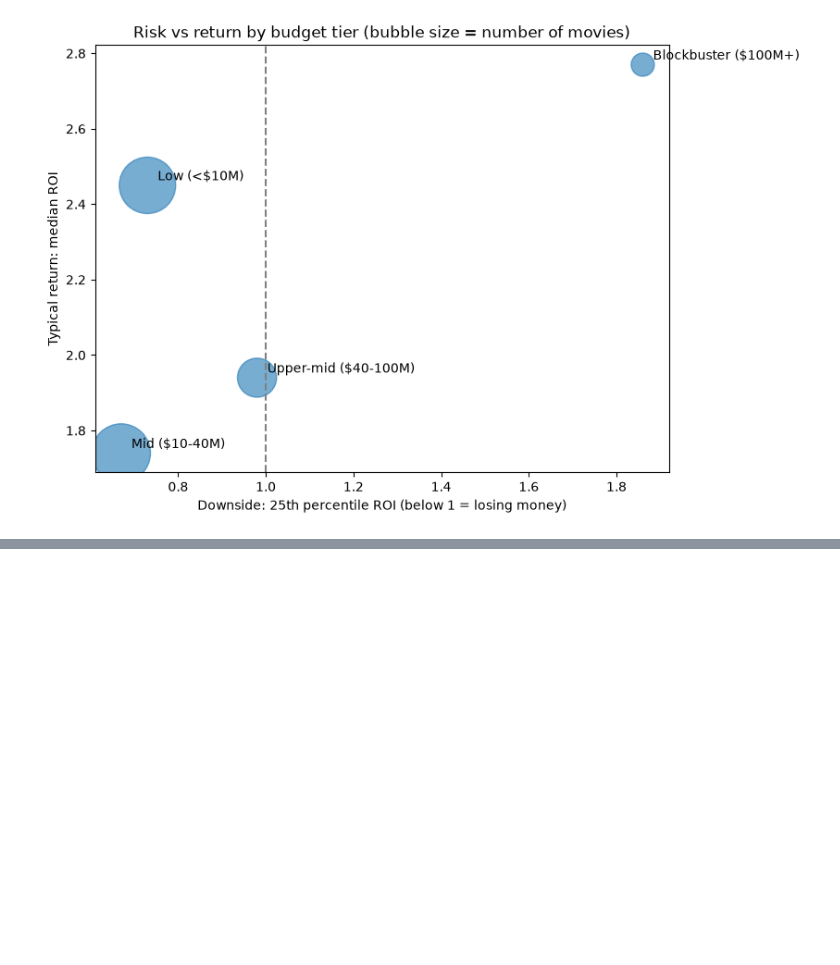
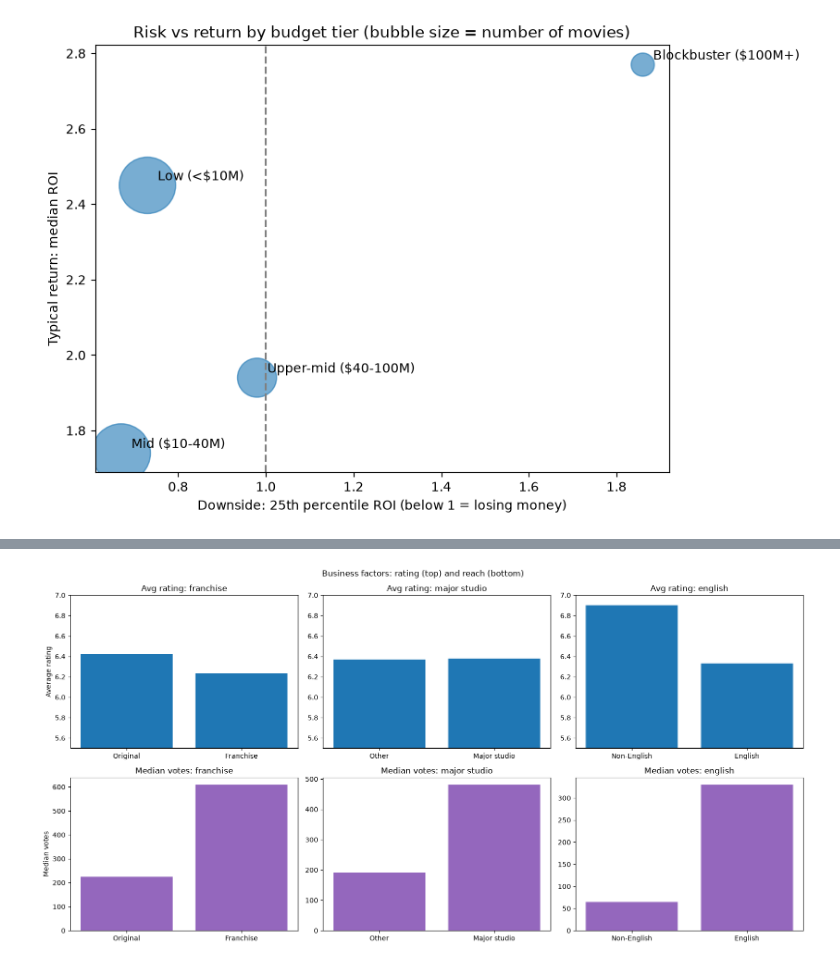
Before and after one commit to nibhatt-png/movieDataAnalysisGraphite, a Jupyter notebook: EDAandCleaning.ipynb, the cells around one changed output, grey strips where cells are left out. Cells and saved outputs as stored; diff of their text form; code cells hidden in the pictures; blank space fills up the shorter version.

```diff
--- a/EDAandCleaning.ipynb
+++ b/EDAandCleaning.ipynb
@@ -598,0 +663,18 @@ plt.show()
+# %%
+factors = [("is_franchise", ["Original", "Franchise"]),
+           ("is_major_studio", ["Other", "Major studio"]),
+           ("is_english", ["Non-English", "English"])]
+
+fig, axes = plt.subplots(2, 3, figsize=(16, 8))
+for i, (col, labels) in enumerate(factors):
+    r = rated.groupby(col)["vote_average"].mean()
+    v = df.groupby(col)["vote_count"].median()
+    axes[0, i].bar(labels, r.values, color="tab:blue")
+    axes[0, i].set_ylim(5.5, 7); axes[0, i].set_title(f"Avg rating: {labels[1].lower()}")
+    axes[1, i].bar(labels, v.values, color="tab:purple")
+    axes[1, i].set_title(f"Median votes: {labels[1].lower()}")
+axes[0, 0].set_ylabel("Average rating"); axes[1, 0].set_ylabel("Median votes")
+plt.suptitle("Business factors: rating (top) and reach (bottom)")
+plt.tight_layout(); plt.show()
+# %% [output]
+[figure, added]
```
Also changed, not shown: parts of 15 cells of this notebook, 3 other files.
